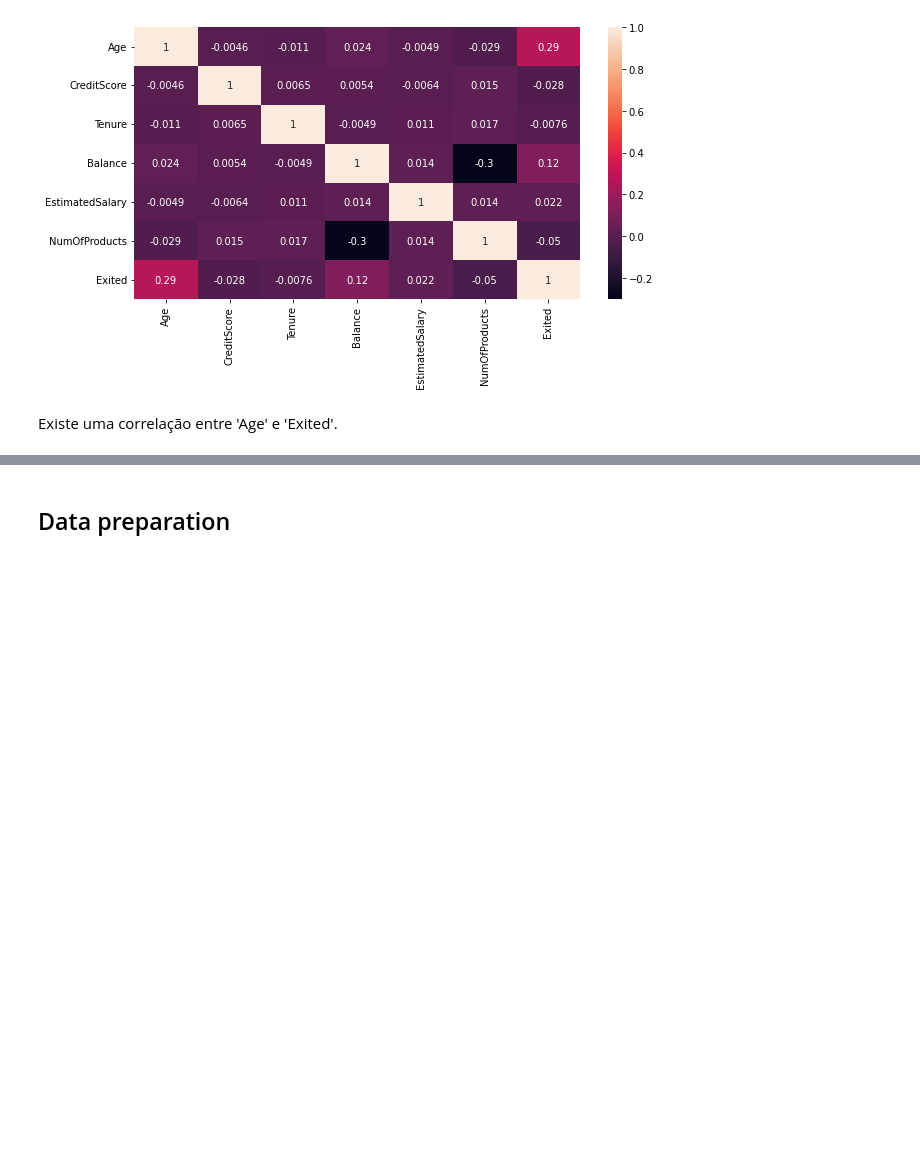
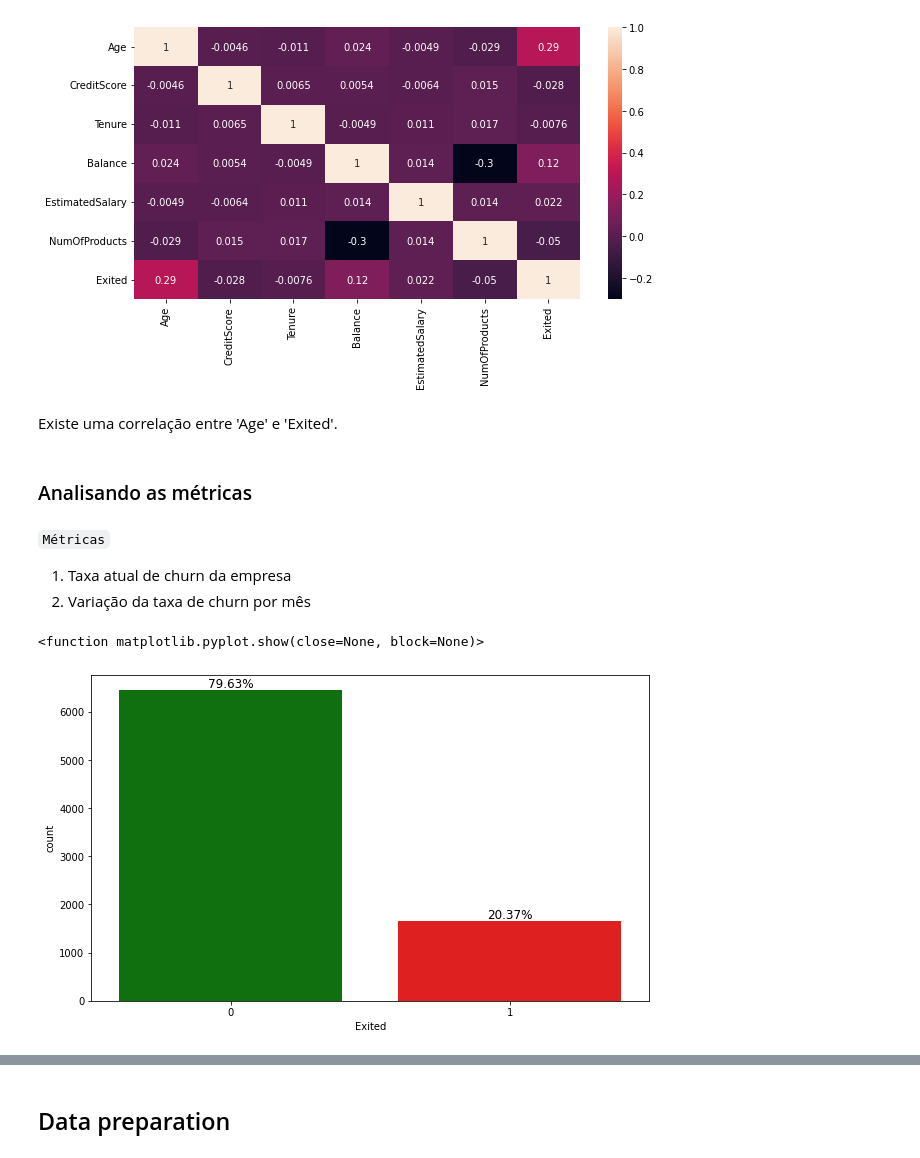
Before and after one commit to deborabmfreitas/projeto-churn-classificacao, a Jupyter notebook: churn-prediction-project.ipynb, the cells around one changed output, grey strips where cells are left out. Cells and saved outputs as stored; diff of their text form; code cells hidden in the pictures; blank space fills up the shorter version.

```diff
--- a/churn-prediction-project.ipynb
+++ b/churn-prediction-project.ipynb
@@ -556,3 +545,26 @@ plt.show
 [figure]
 # %% [markdown]
 Existe uma correlação entre 'Age' e 'Exited'.
+# %% [markdown]
+### Analisando as métricas
+# %% [markdown]
+`Métricas`
+1) Taxa atual de churn da empresa
+2) Variação da taxa de churn por mês
+# %%
+# M1
+
+plt.figure(figsize=(10,6))
+ax = sns.countplot(data=X_train.join(y_train), x='Exited', palette=['g', 'r'])
+
+total = float(len(X_train))
+
+for p in ax.patches:
+    height = p.get_height()
+    ax.annotate(f'{height/total:.2%}', (p.get_x()+p.get_width()/2., height),
+                ha='center', va='bottom', color='black', fontsize=12)
+
+plt.show
+# %% [output]
+<function matplotlib.pyplot.show(close=None, block=None)>
+[figure, added]
```
Also changed, not shown: parts of 8 cells of this notebook, 7 other files.
